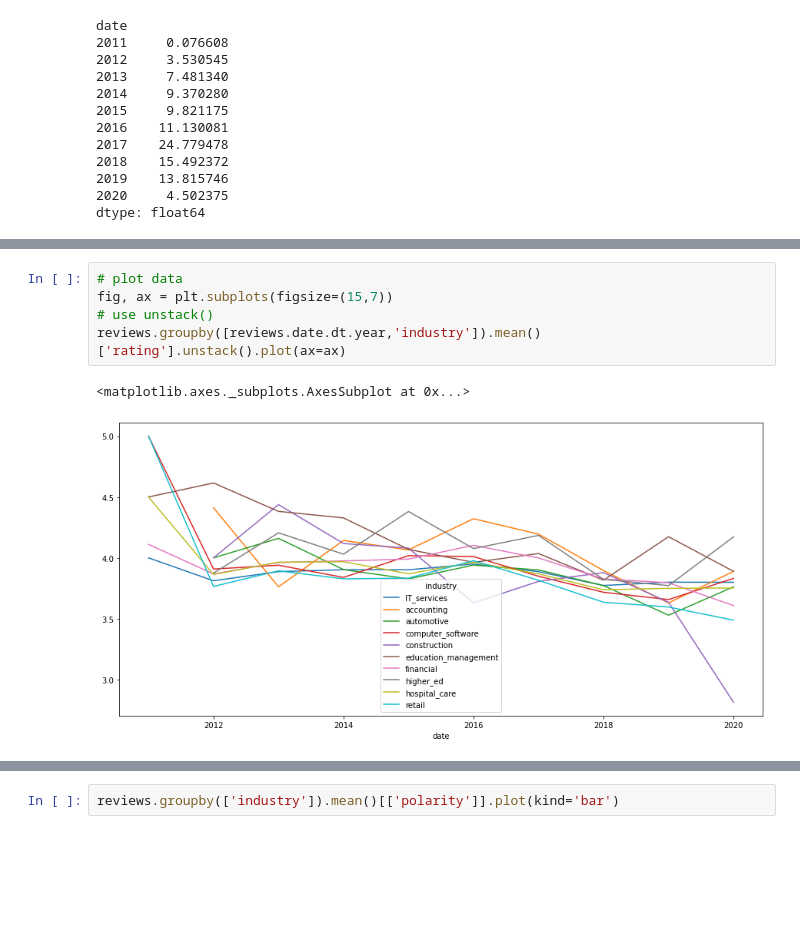
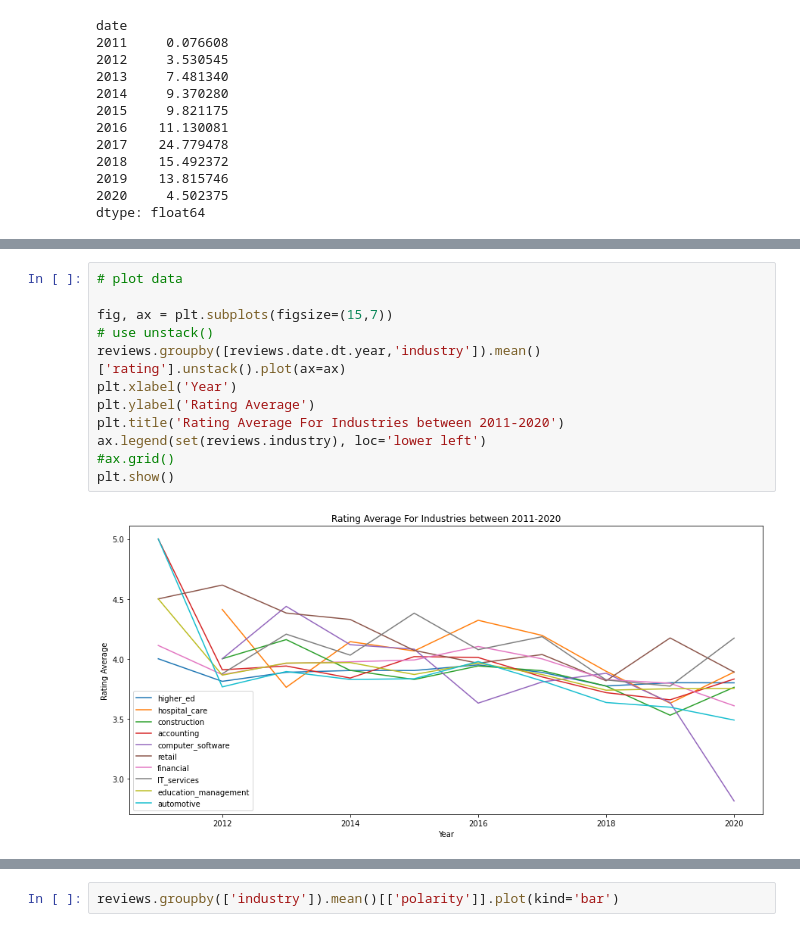
Before and after one commit to toadies/smu-ds-opinion-mining-co-reviews, a Jupyter notebook: notebooks/Section 2 - 4 - EDA.ipynb, the cells around one changed output, grey strips where cells are left out. Saved outputs shown, nothing was run; the diff lists cells and outputs as text; blank space fills up the shorter version.

```diff
--- a/notebooks/Section 2 - 4 - EDA.ipynb
+++ b/notebooks/Section 2 - 4 - EDA.ipynb
@@ -364,12 +364,18 @@ date  employee_status
 dtype: int64
 # %%
 # plot data
+
 fig, ax = plt.subplots(figsize=(15,7))
 # use unstack()
 reviews.groupby([reviews.date.dt.year,'industry']).mean()['rating'].unstack().plot(ax=ax)
+plt.xlabel('Year')
+plt.ylabel('Rating Average')
+plt.title('Rating Average For Industries between 2011-2020')
+ax.legend(set(reviews.industry), loc='lower left')
+#ax.grid()
+plt.show()
 # %% [output]
-<matplotlib.axes._subplots.AxesSubplot at 0x...>
-[figure, old version]
+[figure, new version]
 # %%
 fig, ax = plt.subplots(figsize=(16,12))
 reviews.groupby([reviews.date.dt.year,'industry']).mean()['rating'].unstack().plot.bar(ax=ax)
```
Also changed, not shown: parts of 1 cell of this notebook, 2 other files.
